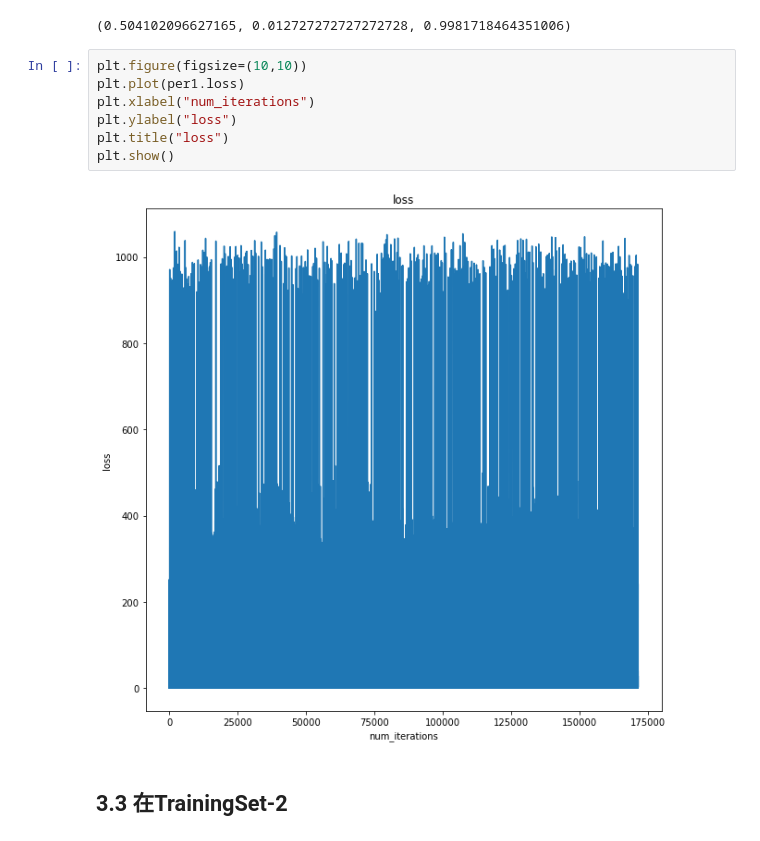
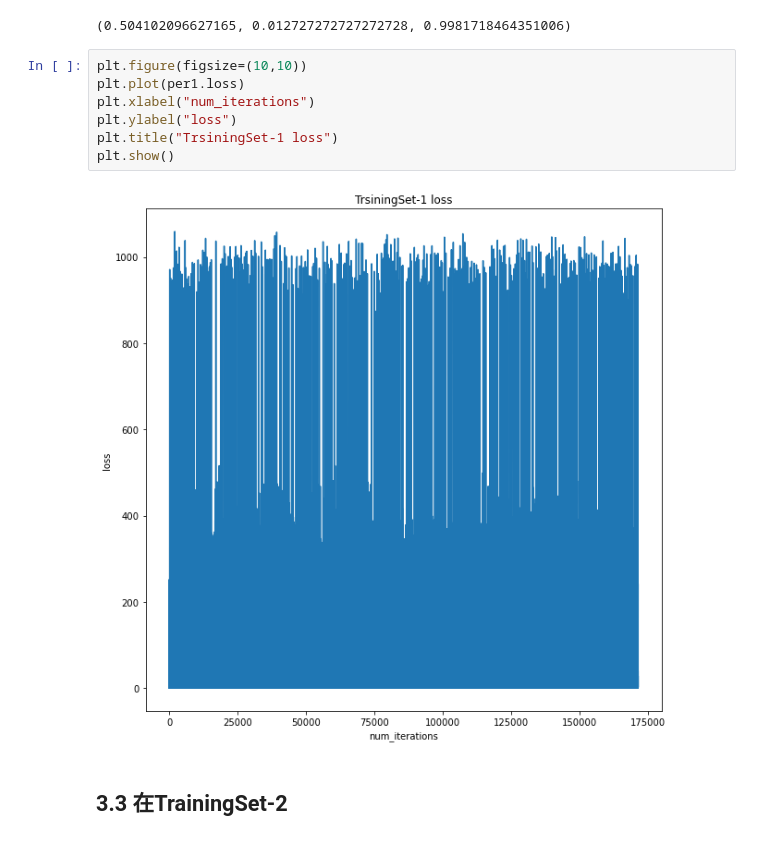
Before and after one commit to cuiyf17/Master-course, a Jupyter notebook: 机器学习/作业/Ex1_20210923/Ex1_2021210976.ipynb, the cells around one changed output. Drawn from its saved outputs; the diff is of its cells as text.

```diff
--- a/机器学习/作业/Ex1_20210923/Ex1_2021210976.ipynb
+++ b/机器学习/作业/Ex1_20210923/Ex1_2021210976.ipynb
@@ -211,12 +227,12 @@ per1.test(test1_data, test1_label)
 # %%
 plt.figure(figsize=(10,10))
 plt.plot(per1.loss)
 plt.xlabel("num_iterations")
 plt.ylabel("loss")
-plt.title("loss")
+plt.title("TrsiningSet-1 loss")
 plt.show()
 # %% [output]
-[figure, old version]
+[figure, new version]
 # %% [markdown]
 ## 3.3 在TrainingSet-2
 # %%
```
Also changed, not shown: parts of 17 cells of this notebook, 4 other files.
